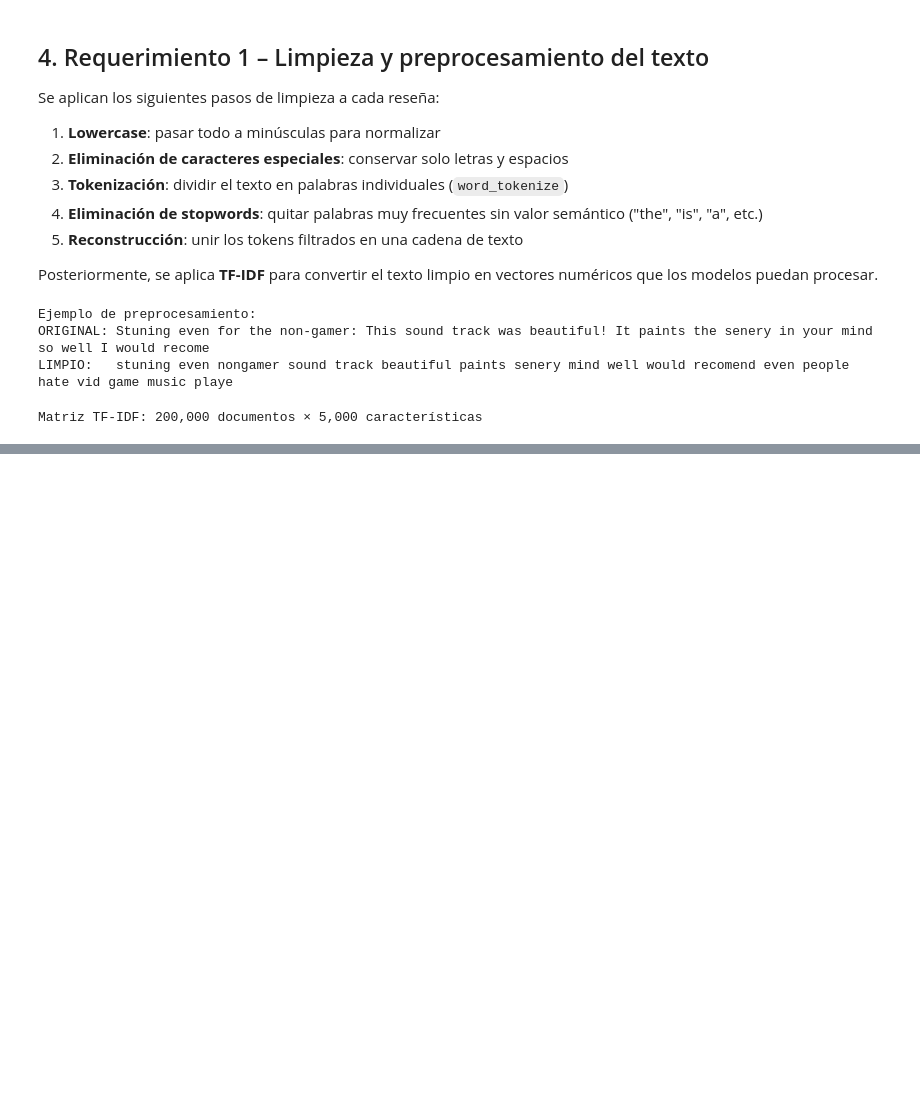
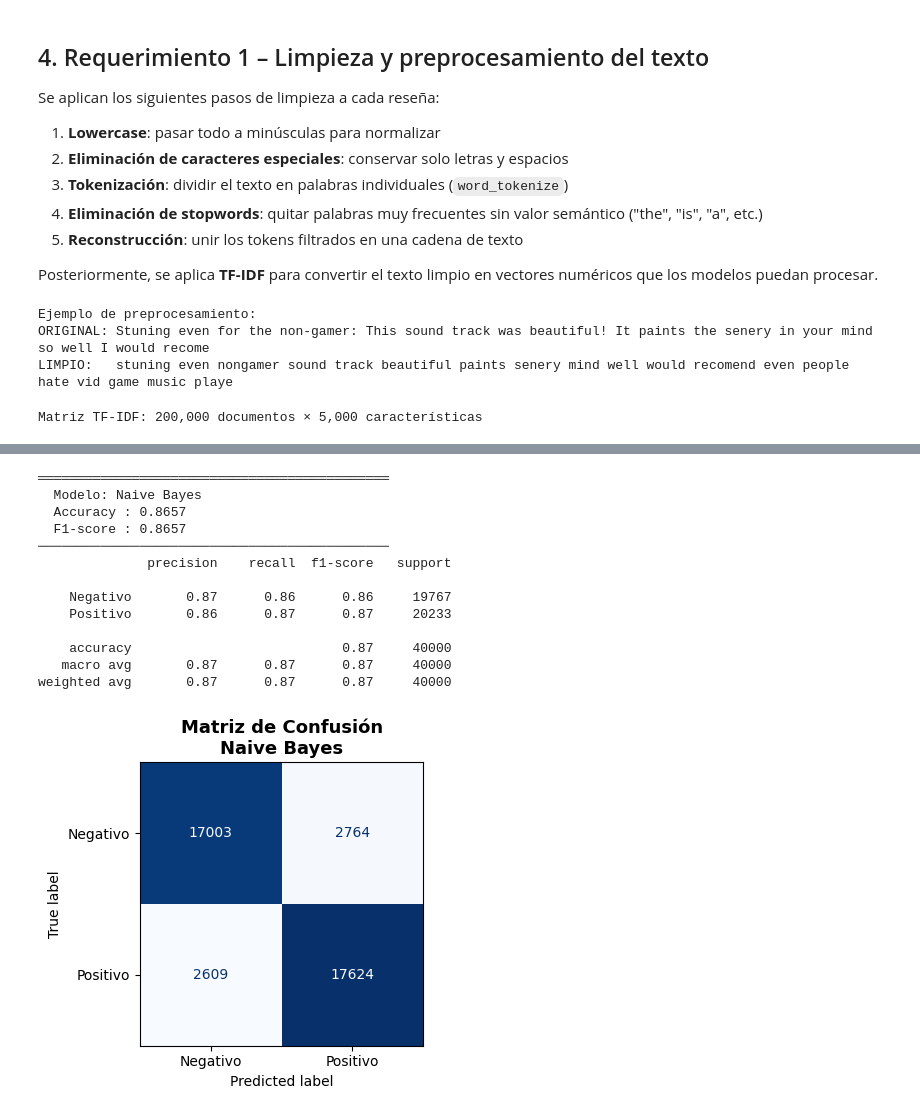
Before and after one commit to valexq/Machine_Learning04, a Jupyter notebook: ejercicio3/notebooks/Ejercicio3.ipynb, the cells around one changed output, grey strips where cells are left out. Cells and saved outputs as stored; diff of their text form; code cells hidden in the pictures; blank space fills up the shorter version.

```diff
--- a/ejercicio3/notebooks/Ejercicio3.ipynb
+++ b/ejercicio3/notebooks/Ejercicio3.ipynb
@@ -174,0 +210,58 @@ Matriz TF-IDF: 200,000 documentos × 5,000 características
+# %%
+def evaluar_modelo(nombre, modelo, X_tr, y_tr, X_te, y_te, color_mapa='Blues'):
+
+    # Entrenamiento
+    modelo.fit(X_tr, y_tr)
+
+    # Predicciones
+    y_pred = modelo.predict(X_te)
+
+    # Métricas numéricas
+    acc = accuracy_score(y_te, y_pred)
+    f1  = f1_score(y_te, y_pred, average='weighted')  # weighted: considera desbalance
+
+    print(f"{'═'*45}")
+    print(f"  Modelo: {nombre}")
+    print(f"  Accuracy : {acc:.4f}")
+    print(f"  F1-score : {f1:.4f}")
+    print(f"{'─'*45}")
+    print(classification_report(y_te, y_pred,
+                                target_names=['Negativo', 'Positivo']))
+
+    # Matriz de confusión
+    cm = confusion_matrix(y_te, y_pred)
+    fig, ax = plt.subplots(figsize=(5, 4))
+    disp = ConfusionMatrixDisplay(
+        confusion_matrix=cm,
+        display_labels=['Negativo', 'Positivo']
+    )
+    disp.plot(ax=ax, cmap=color_mapa, colorbar=False)
+    ax.set_title(f"Matriz de Confusión\n{nombre}", fontsize=13, fontweight='bold')
+    plt.tight_layout()
+    plt.show()
+
+    return {"Modelo": nombre, "Accuracy": acc, "F1-Score": f1, "objeto": modelo}
+# %%
+# Naive Bayes
+res_nb = evaluar_modelo(
+    nombre="Naive Bayes",
+    modelo=MultinomialNB(alpha=0.1),
+    X_tr=X_train, y_tr=y_train,
+    X_te=X_test,  y_te=y_test,
+    color_mapa='Blues'
+)
+# %% [output]
+═════════════════════════════════════════════
+  Modelo: Naive Bayes
+  Accuracy : 0.8657
+  F1-score : 0.8657
+─────────────────────────────────────────────
+              precision    recall  f1-score   support
+
+    Negativo       0.87      0.86      0.86     19767
+    Positivo       0.86      0.87      0.87     20233
+
+    accuracy                           0.87     40000
+   macro avg       0.87      0.87      0.87     40000
+weighted avg       0.87      0.87      0.87     40000
+[figure, added]
```
Also changed, not shown: parts of 13 cells of this notebook, 1 other file.
